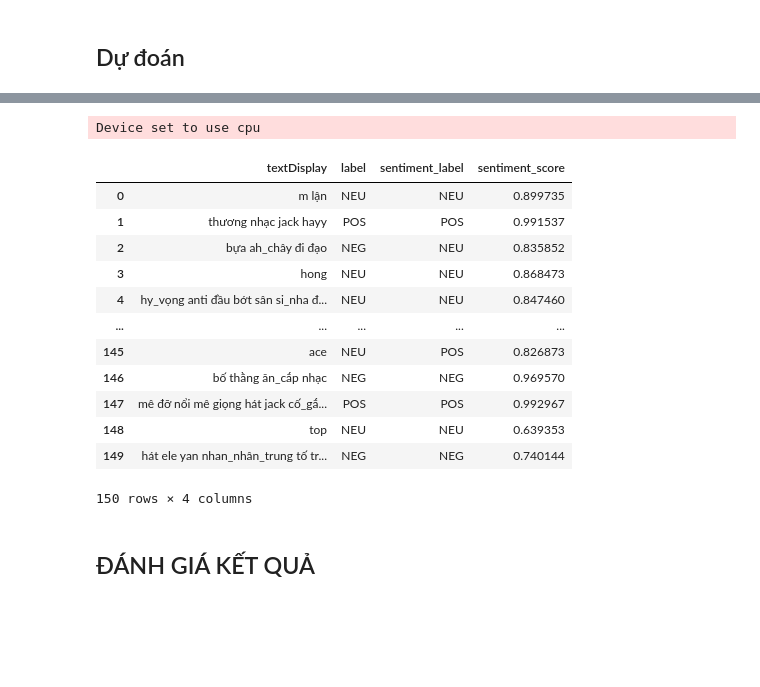
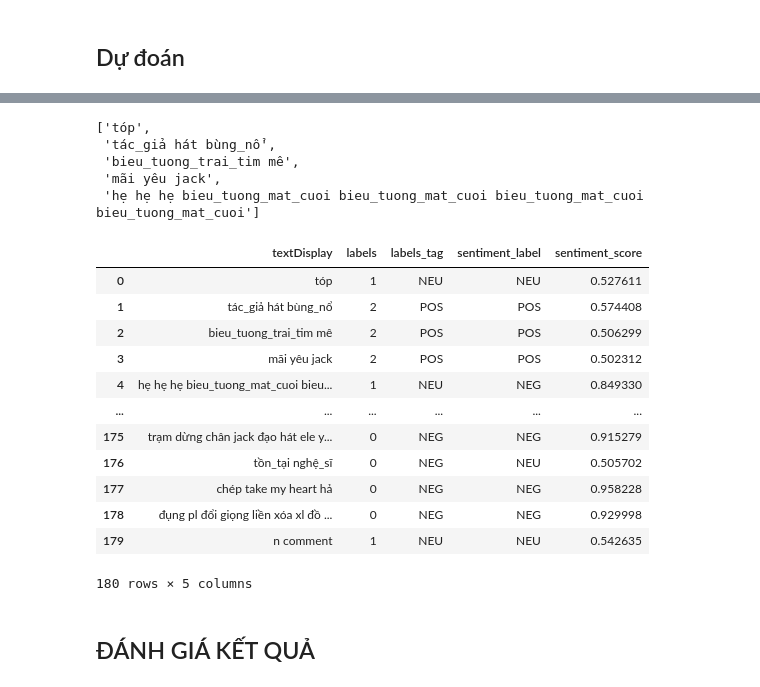
Before and after one commit to thethien8a/Sentiment-Analysis-Vietnamese, a Jupyter notebook: phoBert.ipynb, the cells around one changed output, grey strips where cells are left out. Cells and saved outputs as stored; diff of their text form; code cells hidden in the pictures; blank space fills up the shorter version.

```diff
--- a/phoBert.ipynb
+++ b/phoBert.ipynb
@@ -189,14 +189,6 @@ df_cmt = df_cmt.dropna()
 df_cmt = df_cmt.drop_duplicates(subset=['textDisplay'], keep='first')
 df_cmt['label'] = df_cmt['label'].astype(int)
 df_cmt["textDisplay"] = df_cmt["textDisplay"].fillna("").apply(preprocess_comment)
-# %%
-# Thay nhãn
-df_cmt['label_id'] = df_cmt['label']
-df_cmt['label'] = df_cmt['label'].replace({
-    0: 'NEG',
-    1: 'NEU',
-    2: 'POS'
-})
 # %%
 df_cmt
 # %% [output]
@@ -216,24 +219,22 @@ df_cmt
 # %%
 # --- BƯỚC 2: TIỀN XỬ LÝ VÀ TOKENIZATION ---
-
-# 2.1. Chuyển DataFrame thành đối tượng Dataset của Hugging Face
+# Chuyển DataFrame thành đối tượng Dataset của Hugging Face
 hg_cmt = Dataset.from_pandas(df_cmt)
 
-# 2.2. Tải đúng Tokenizer cho PhoBERT
 model_name = "wonrax/phobert-base-vietnamese-sentiment"
 tokenizer = AutoTokenizer.from_pretrained(model_name)
 
-# 2.2. Định nghĩa hàm tiền xử lý
+# Định nghĩa hàm tiền xử lý
 def preprocess_function(examples):
     return tokenizer(examples["textDisplay"], truncation=True, padding="max_length")
 
-# 2.4. Áp dụng hàm preprocess_function bằng .map()
+# Áp dụng hàm preprocess_function bằng .map()
 tokenized_dataset = hg_cmt.map(preprocess_function, batched=True)
 
-# 2.5. Dọn dẹp các cột không cần thiết
+# Dọn dẹp các cột không cần thiết
 # Mô hình chỉ cần 'input_ids', 'attention_mask', và 'label_id' (sẽ được đổi tên thành 'labels')
-tokenized_dataset = tokenized_dataset.remove_columns(['textDisplay', 'label', '__index_level_0__'])
-tokenized_dataset = tokenized_dataset.rename_column("label_id", "labels")
+# tokenized_dataset = tokenized_dataset.remove_columns(['textDisplay', 'label'])
+tokenized_dataset = tokenized_dataset.rename_column("label", "labels")
 
 # --- BƯỚC 3: KIỂM TRA KẾT QUẢ ---
 print("\nDataset đã được xử lý và sẵn sàng để huấn luyện:")
@@ -400,34 +343,45 @@ comment_list[:5]
+# %%
+# --- CHUYỂN TOÀN BỘ DATASET SANG PANDAS DATAFRAME ---
+df_test = test_dataset.to_pandas()
+df_test = df_test[['textDisplay', 'labels']]
+df_test['labels_tag'] = df_test['labels'].map(id2label)
+df_test.head()
+
+# Chuyển comment thành list
+comment_list = df_test['textDisplay'].tolist()
+comment_list[:5]
+# %% [output]
+['tóp',
+ 'tác_giả hát bùng_nổ',
+ 'bieu_tuong_trai_tim mê',
+ 'mãi yêu jack',
+ 'hẹ hẹ hẹ bieu_tuong_mat_cuoi bieu_tuong_mat_cuoi bieu_tuong_mat_cuoi bieu_tuong_mat_cuoi']
 # %%
-# Tạo pipeline cho sentiment analysis
-sentiment_pipeline = pipeline("sentiment-analysis", model=model, tokenizer=tokenizer)
-results = sentiment_pipeline(comment_list)
+# --- TIẾN HÀNH DỰ ĐOÁN ---
+results = sentiment_analyzer(comment_list)
 
-# --- THÊM KẾT QUẢ VÀO DATAFRAME VÀ LƯU LẠI ---
 labels = [result['label'] for result in results]
 scores = [result['score'] for result in results]
 results[:5]
 
-# Tạo các cột mới trong DataFrame để lưu kết quả
-df_cmt['sentiment_label'] = labels
-df_cmt['sentiment_score'] = scores
+df_test['sentiment_label'] = labels
+df_test['sentiment_score'] = scores
-# %% [output]
-Device set to use cpu
 # %%
-df_cmt.iloc[:,:]
+df_test.iloc[:,:]
 # %% [output]
-|  | textDisplay | label | sentiment_label | sentiment_score |
-| 0 | m lận | NEU | NEU | 0.899735 |
-| 1 | thương nhạc jack hayy | POS | POS | 0.991537 |
-| 2 | bựa ah_chây đi đạo | NEG | NEU | 0.835852 |
-| 3 | hong | NEU | NEU | 0.868473 |
-| 4 | hy_vọng anti đầu bớt sân si_nha đ... | NEU | NEU | 0.847460 |
-| ... | ... | ... | ... | ... |
-| 145 | ace | NEU | POS | 0.826873 |
-| 146 | bố thằng ăn_cắp nhạc | NEG | NEG | 0.969570 |
-| 147 | mê đỡ nổi mê giọng hát jack cố_gắ... | POS | POS | 0.992967 |
-| 148 | top | NEU | NEU | 0.639353 |
-| 149 | hát ele yan nhan_nhân_trung tố tr... | NEG | NEG | 0.740144 |
+|  | textDisplay | labels | labels_tag | sentiment_label | sentiment_score |
+| 0 | tóp | 1 | NEU | NEU | 0.527611 |
+| 1 | tác_giả hát bùng_nổ | 2 | POS | POS | 0.574408 |
+| 2 | bieu_tuong_trai_tim mê | 2 | POS | POS | 0.506299 |
+| 3 | mãi yêu jack | 2 | POS | POS | 0.502312 |
+| 4 | hẹ hẹ hẹ bieu_tuong_mat_cuoi bieu... | 1 | NEU | NEG | 0.849330 |
+| ... | ... | ... | ... | ... | ... |
+| 175 | trạm dừng chân jack đạo hát ele y... | 0 | NEG | NEG | 0.915279 |
+| 176 | tồn_tại nghệ_sĩ | 0 | NEG | NEU | 0.505702 |
+| 177 | chép take my heart hả | 0 | NEG | NEG | 0.958228 |
+| 178 | đụng pl đổi giọng liền xóa xl đồ ... | 0 | NEG | NEG | 0.929998 |
+| 179 | n comment | 1 | NEU | NEU | 0.542635 |
-150 rows × 4 columns
+180 rows × 5 columns
 # %% [markdown]
 ## ĐÁNH GIÁ KẾT QUẢ
 # %%
```
Also changed, not shown: parts of 18 cells of this notebook.
